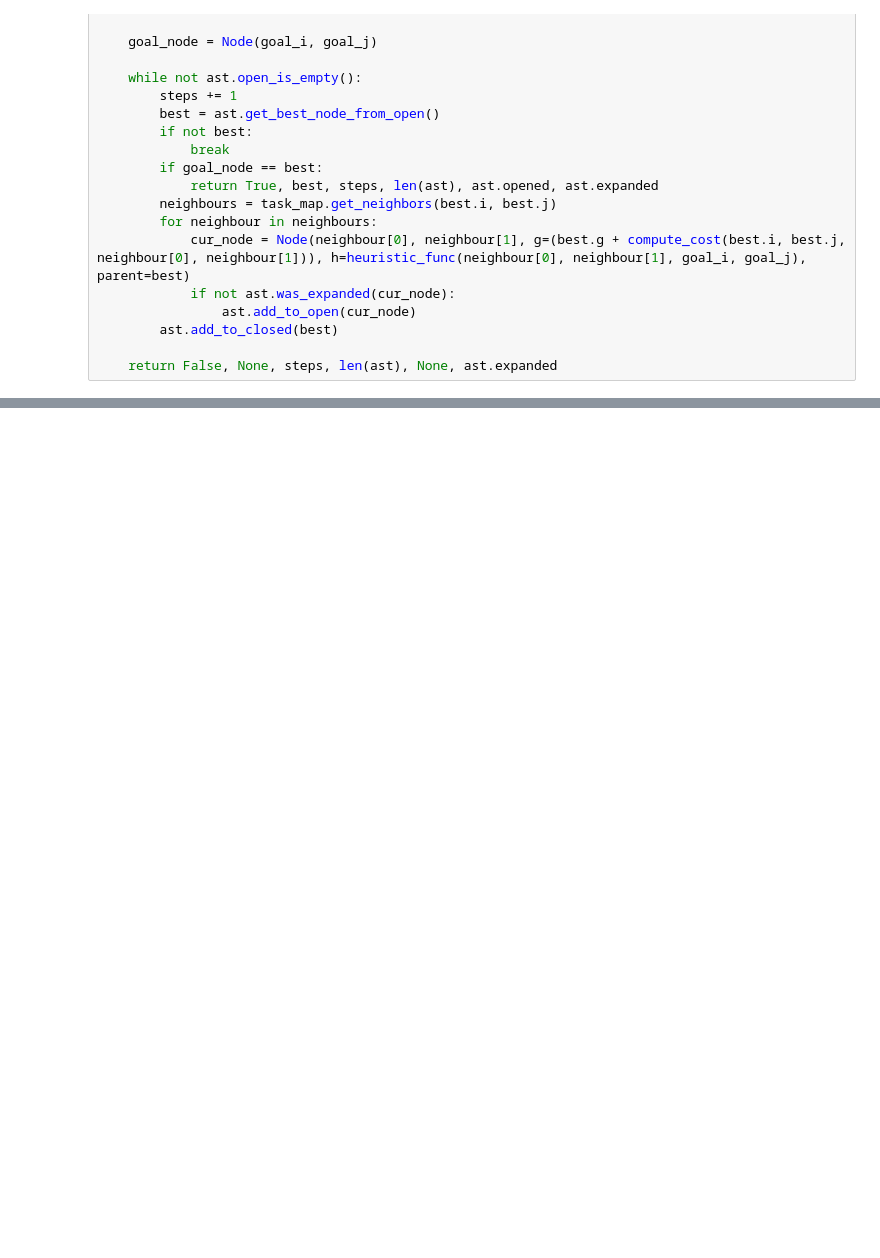
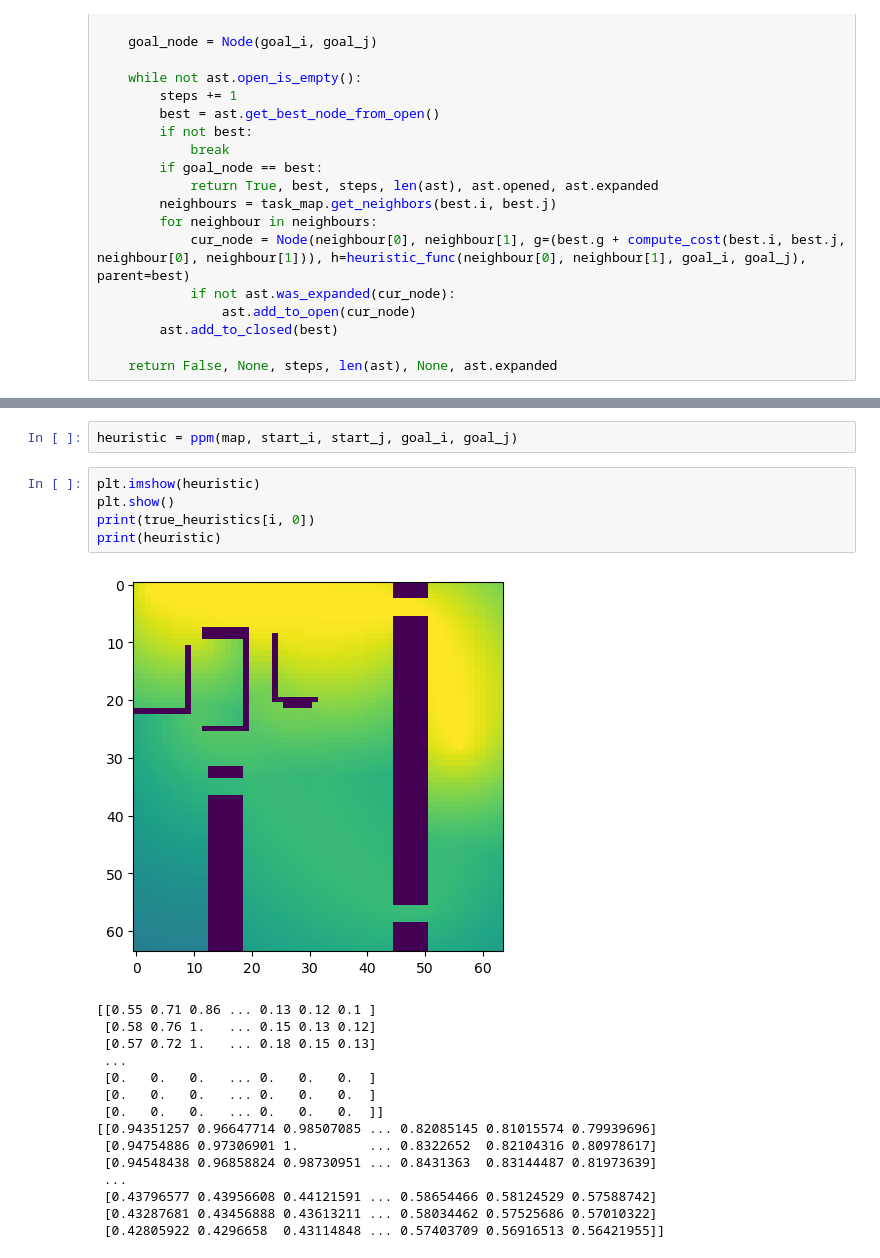
Before and after one commit to DrozdovDan/HS_HW_TransPath, a Jupyter notebook: testing.ipynb, the cells around one changed output, grey strips where cells are left out. Drawn from its saved outputs; the diff is of its cells as text; blank space fills up the shorter version.

```diff
--- a/testing.ipynb
+++ b/testing.ipynb
@@ -606,0 +829,23 @@ draw(map, Node(start_i, start_j), Node(goal_i, goal_j), path, data[-2], data[-1]
+# %%
+heuristic = ppm(map, start_i, start_j, goal_i, goal_j)
+# %%
+plt.imshow(heuristic)
+plt.show()
+print(true_heuristics[i, 0])
+print(heuristic)
+# %% [output]
+[figure, added]
+[[0.55 0.71 0.86 ... 0.13 0.12 0.1 ]
+ [0.58 0.76 1.   ... 0.15 0.13 0.12]
+ [0.57 0.72 1.   ... 0.18 0.15 0.13]
+ ...
+ [0.   0.   0.   ... 0.   0.   0.  ]
+ [0.   0.   0.   ... 0.   0.   0.  ]
+ [0.   0.   0.   ... 0.   0.   0.  ]]
+[[0.94351257 0.96647714 0.98507085 ... 0.82085145 0.81015574 0.79939696]
+ [0.94754886 0.97306901 1.         ... 0.8322652  0.82104316 0.80978617]
+ [0.94548438 0.96858824 0.98730951 ... 0.8431363  0.83144487 0.81973639]
+ ...
+ [0.43796577 0.43956608 0.44121591 ... 0.58654466 0.58124529 0.57588742]
+ [0.43287681 0.43456888 0.43613211 ... 0.58034462 0.57525686 0.57010322]
+ [0.42805922 0.4296658  0.43114848 ... 0.57403709 0.56916513 0.56421955]]
```
Also changed, not shown: parts of 6 cells of this notebook, 1 other file.
